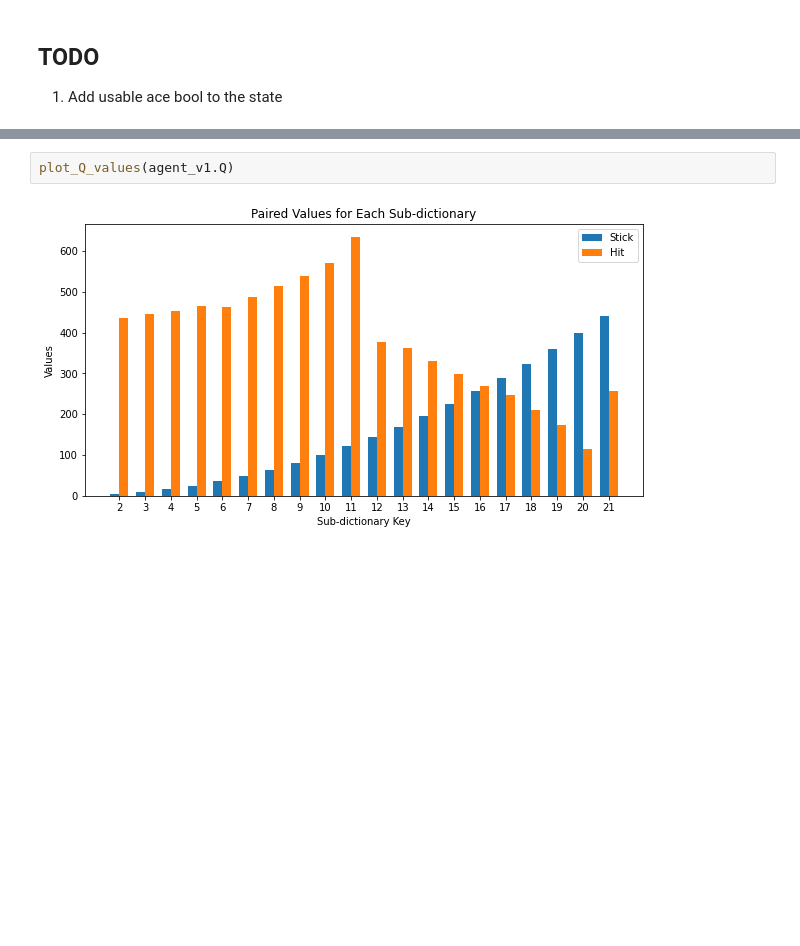
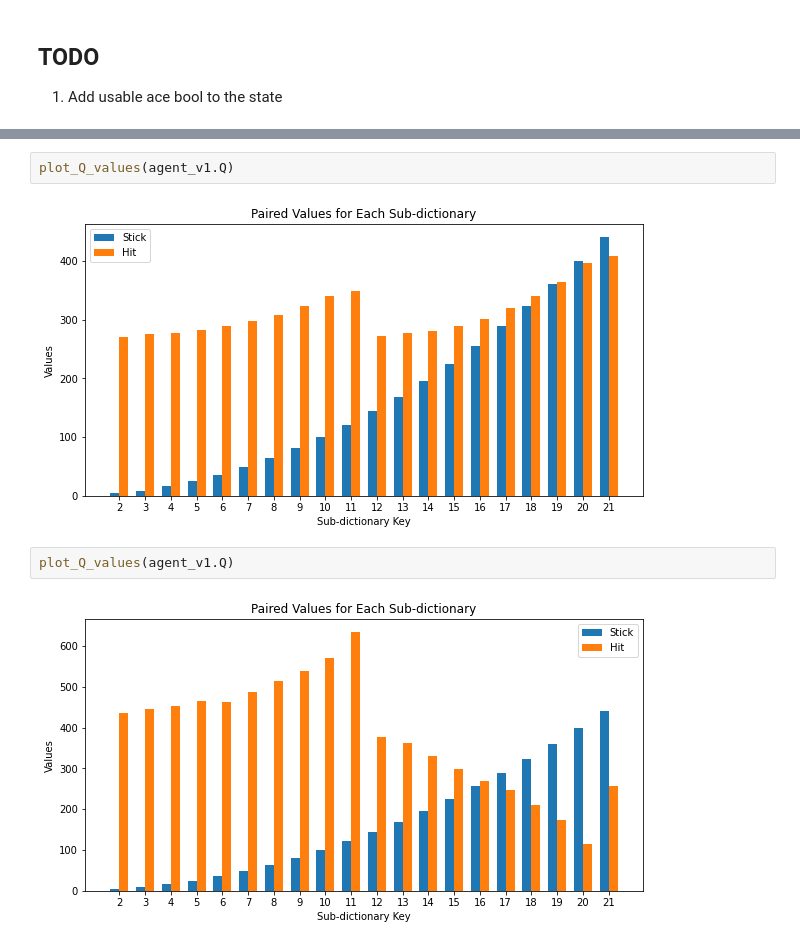
Before and after one commit to artemi8/RL-black-jack, a Jupyter notebook: Black-Jack-Monte-Carlo-ES.ipynb, the cells around one changed output, grey strips where cells are left out. Drawn from its saved outputs; the diff is of its cells as text; blank space fills up the shorter version.

```diff
--- a/Black-Jack-Monte-Carlo-ES.ipynb
+++ b/Black-Jack-Monte-Carlo-ES.ipynb
@@ -143,3 +197,7 @@ if not hand_complete:
+# %%
+plot_Q_values(agent_v1.Q)
+# %% [output]
+[figure, added]
 # %%
 plot_Q_values(agent_v1.Q)
 # %% [output]
```
Also changed, not shown: parts of 10 cells of this notebook, 12 other files.
